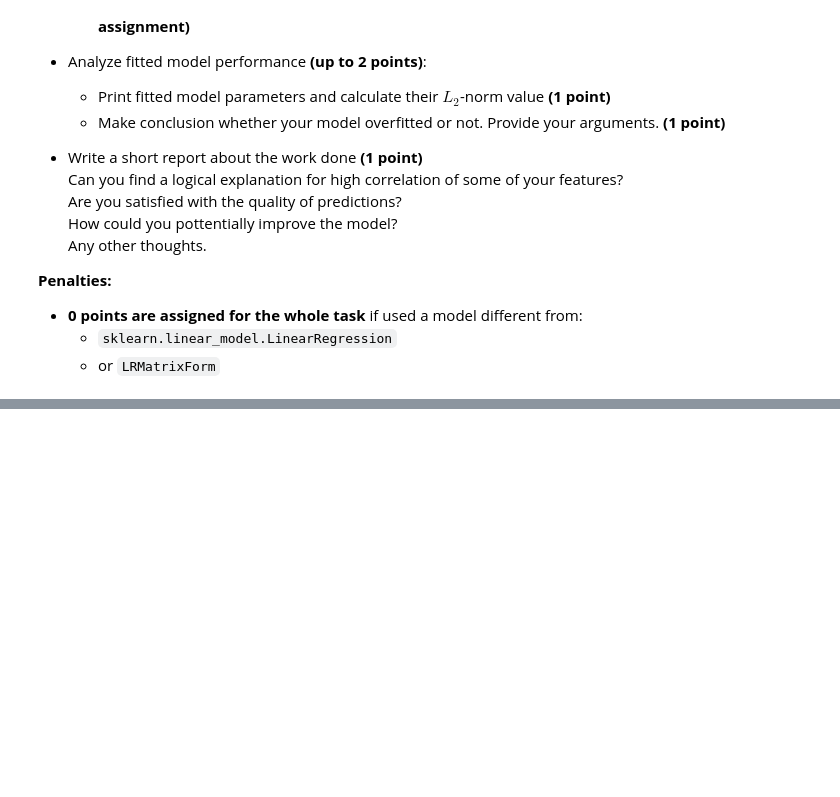
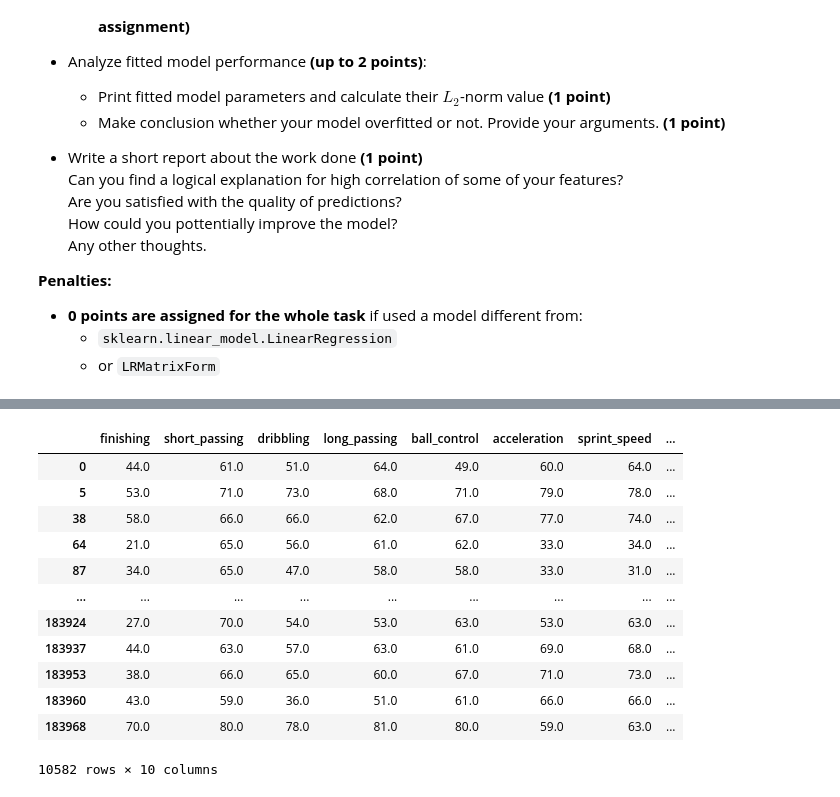
Before and after one commit to Leonidkourtch/ml-intro-1, a Jupyter notebook: 3_linear_regression/linear_regression.ipynb, the cells around one changed output, grey strips where cells are left out. Saved outputs shown, nothing was run; the diff lists cells and outputs as text; code cells hidden in the pictures; blank space fills up the shorter version.

```diff
--- a/3_linear_regression/linear_regression.ipynb
+++ b/3_linear_regression/linear_regression.ipynb
@@ -1680,0 +1791,16 @@ Steps you need to follow:
+# %%
+X_before
+# %% [output]
+|  | finishing | short_passing | dribbling | long_passing | ball_control | acceleration | sprint_speed | ... |
+| 0 | 44.0 | 61.0 | 51.0 | 64.0 | 49.0 | 60.0 | 64.0 | ... |
+| 5 | 53.0 | 71.0 | 73.0 | 68.0 | 71.0 | 79.0 | 78.0 | ... |
+| 38 | 58.0 | 66.0 | 66.0 | 62.0 | 67.0 | 77.0 | 74.0 | ... |
+| 64 | 21.0 | 65.0 | 56.0 | 61.0 | 62.0 | 33.0 | 34.0 | ... |
+| 87 | 34.0 | 65.0 | 47.0 | 58.0 | 58.0 | 33.0 | 31.0 | ... |
+| ... | ... | ... | ... | ... | ... | ... | ... | ... |
+| 183924 | 27.0 | 70.0 | 54.0 | 53.0 | 63.0 | 53.0 | 63.0 | ... |
+| 183937 | 44.0 | 63.0 | 57.0 | 63.0 | 61.0 | 69.0 | 68.0 | ... |
+| 183953 | 38.0 | 66.0 | 65.0 | 60.0 | 67.0 | 71.0 | 73.0 | ... |
+| 183960 | 43.0 | 59.0 | 36.0 | 51.0 | 61.0 | 66.0 | 66.0 | ... |
+| 183968 | 70.0 | 80.0 | 78.0 | 81.0 | 80.0 | 59.0 | 63.0 | ... |
+10582 rows × 10 columns
```
Also changed, not shown: parts of 22 cells of this notebook.
